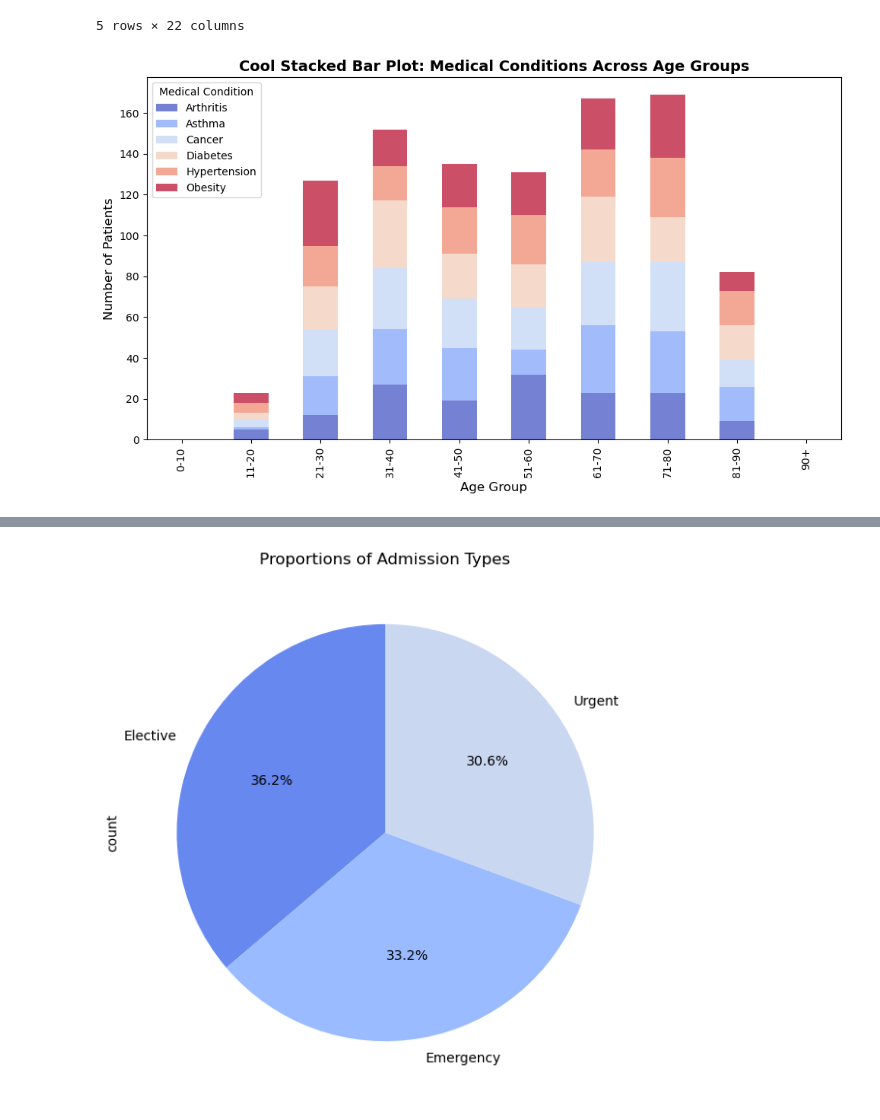
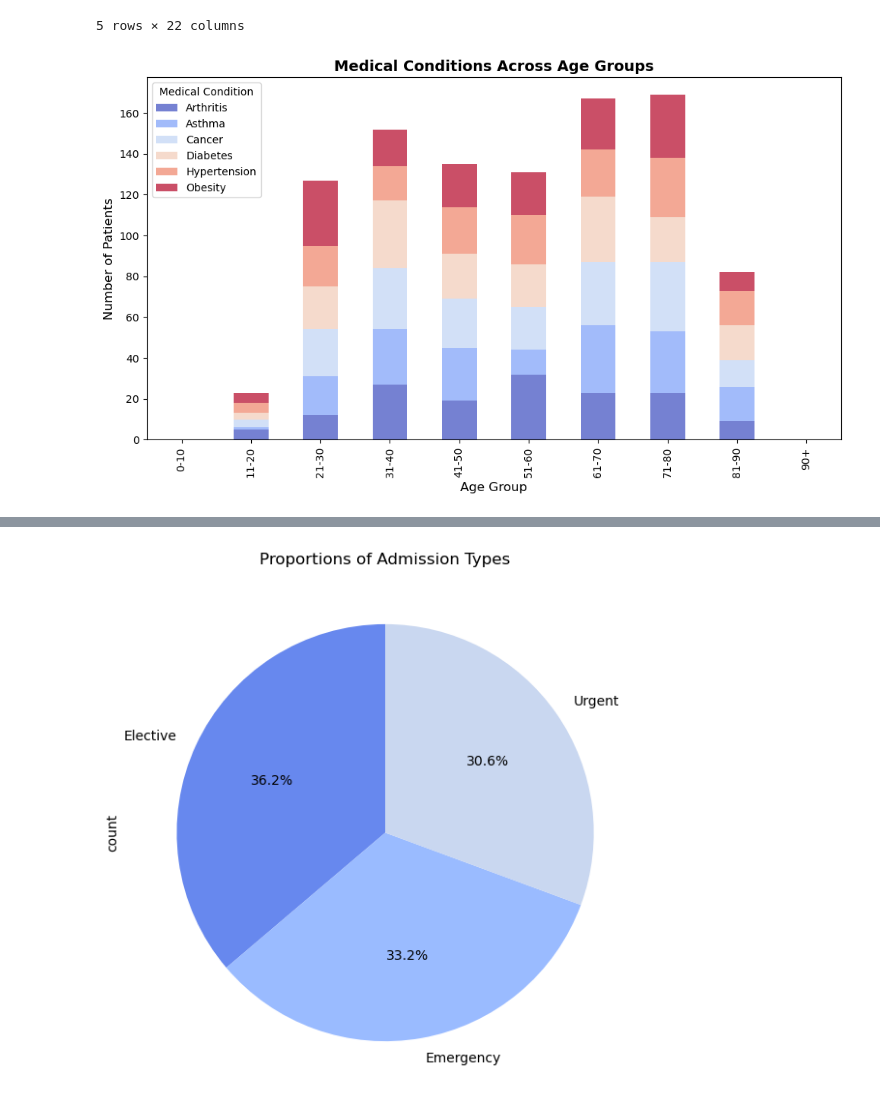
Before and after one commit to kajalkjain/Project-3-Group-2, a Jupyter notebook: Healthcare_cleaning_dataset.ipynb, the cells around one changed output, grey strips where cells are left out. Cells and saved outputs as stored; diff of their text form; code cells hidden in the pictures.

```diff
--- a/Healthcare_cleaning_dataset.ipynb
+++ b/Healthcare_cleaning_dataset.ipynb
@@ -266,16 +266,17 @@ age_condition_distribution = df.groupby(['Age_Group', 'Medical Condition']).size
 # %%
 # Choose a cool seaborn color palette (e.g., 'coolwarm' or 'viridis')
 sns.set_palette("coolwarm")
 # Plot stacked bar chart with seaborn's color palette
 age_condition_distribution.plot(kind='bar', stacked=True, figsize=(10, 6), colormap='coolwarm', alpha=0.7)
 # Add labels and title
-plt.title('Cool Stacked Bar Plot: Medical Conditions Across Age Groups', fontsize=14, fontweight='bold')
+plt.title('Medical Conditions Across Age Groups', fontsize=14, fontweight='bold')
 plt.xlabel('Age Group', fontsize=12)
 plt.ylabel('Number of Patients', fontsize=12)
 # Customize legend position
 plt.legend(title='Medical Condition',loc='upper left')
+
 # Apply tight layout and display
 plt.tight_layout()
 plt.show()
 # %% [output]
-[figure, old version]
+[figure, new version]
```
Also changed, not shown: parts of 1 cell of this notebook.
